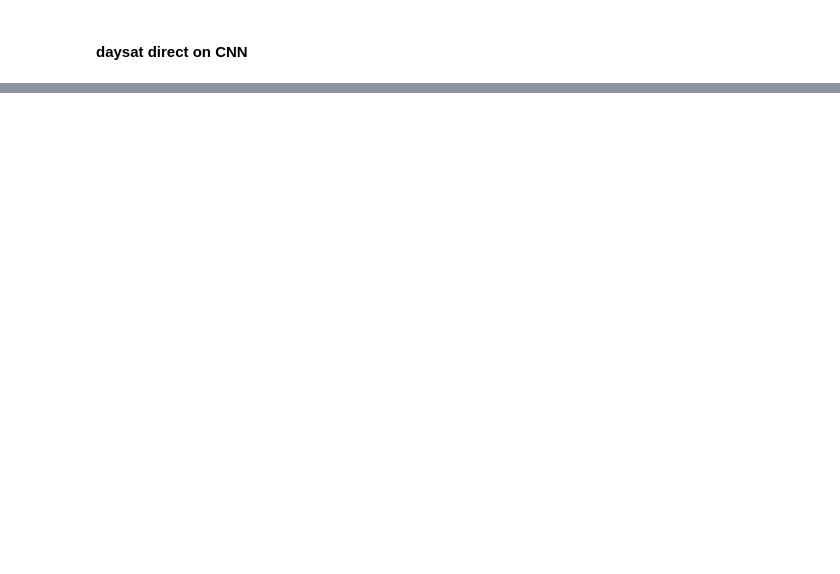
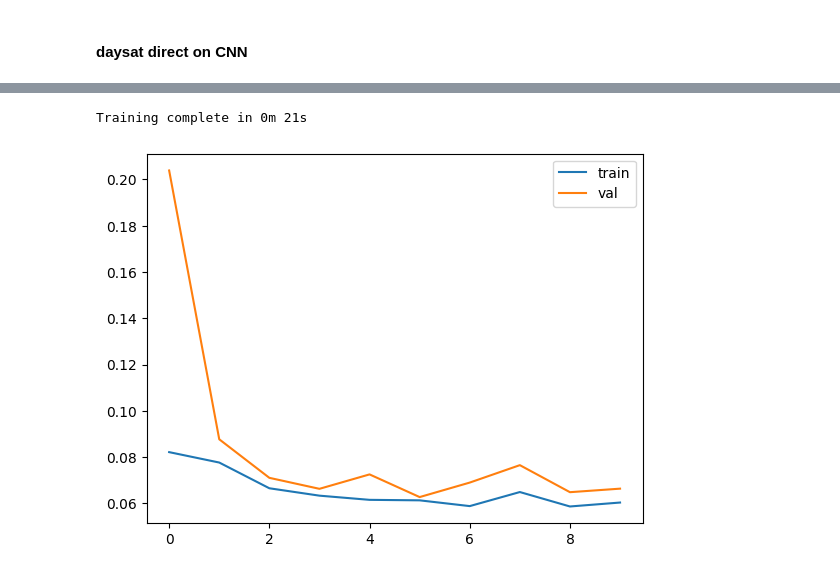
Before and after one commit to teofc111/poverty_mapping, a Jupyter notebook: sat_dl.ipynb, the cells around one changed output, grey strips where cells are left out. Drawn from its saved outputs; the diff is of its cells as text; code cells hidden in the pictures; blank space fills up the shorter version.

```diff
--- a/sat_dl.ipynb
+++ b/sat_dl.ipynb
@@ -1550,0 +1714,36 @@ df.drop(columns=['OOKLA','nightlight','image','HRSL','OSM','feature_names']).sor
+# %%
+# transform
+train_transform = transforms.Compose([
+    transforms.Resize((224, 224)),                        # Resize to 224x224
+    transforms.RandomHorizontalFlip(p=0.5),               # Randomly flip horizontally with a probability of 0.5
+    transforms.RandomVerticalFlip(p=0.5),                 # Randomly flip vertically with a probability of 0.5
+    transforms.RandomRotation(degrees=30),                # Randomly rotate within the range [-30, 30] degrees
+    transforms.RandomAffine(degrees=0, shear=10),         # Apply shearing with a range of [-10, 10] degrees
+    # transforms.ToTensor(),                                # Convert the image to a tensor
+    model_transforms
+])
+
+val_transform = model_transforms
+test_transform = model_transforms
+
+data_transforms = {
+    'train': train_transform,
+    'val': val_transform,
+    'test': test_transform
+}
+# %%
+# Create datasets
+train_dataset = RegressionDataset(image_folder=image_folder, df=df.loc[ind_train,:].reset_index(drop=True),transform=data_transforms['train'])
+val_dataset = RegressionDataset(image_folder=image_folder, df=df.loc[ind_val,:].reset_index(drop=True),transform=data_transforms['val'])
+test_dataset = RegressionDataset(image_folder=image_folder, df=df.loc[ind_test,:].reset_index(drop=True),transform=data_transforms['test'])
+
+# Determine the sizes for the different datasets
+total_size, train_val_size, train_size, val_size, test_size = len(df), len(ind_train) + len(ind_val), len(ind_train), len(ind_val), len(ind_test)
+dataset_sizes = {'train':train_size, 'val':val_size, 'test': test_size}
+
+# Create DataLoader instances
+dataloaders = {
+    'train': DataLoader(train_dataset, batch_size=8, shuffle=True, num_workers=4,drop_last=True),
+    'val': DataLoader(val_dataset, batch_size=8, shuffle=False, num_workers=4,drop_last=True),
+    'test': DataLoader(test_dataset, batch_size=8, shuffle=False, num_workers=4,drop_last=True)
+}
@@ -1550,0 +1828,7 @@ df.drop(columns=['OOKLA','nightlight','image','HRSL','OSM','feature_names']).sor
+# %%
+# Train model
+model_reg, df = train_model(model_reg, criterion, optimizer, exp_lr_scheduler,
+                       num_epochs=10,verbose=0,plot_curves=True)
+# %% [output]
+Training complete in 0m 21s
+[figure, added]
```
Also changed, not shown: parts of 15 cells of this notebook.
